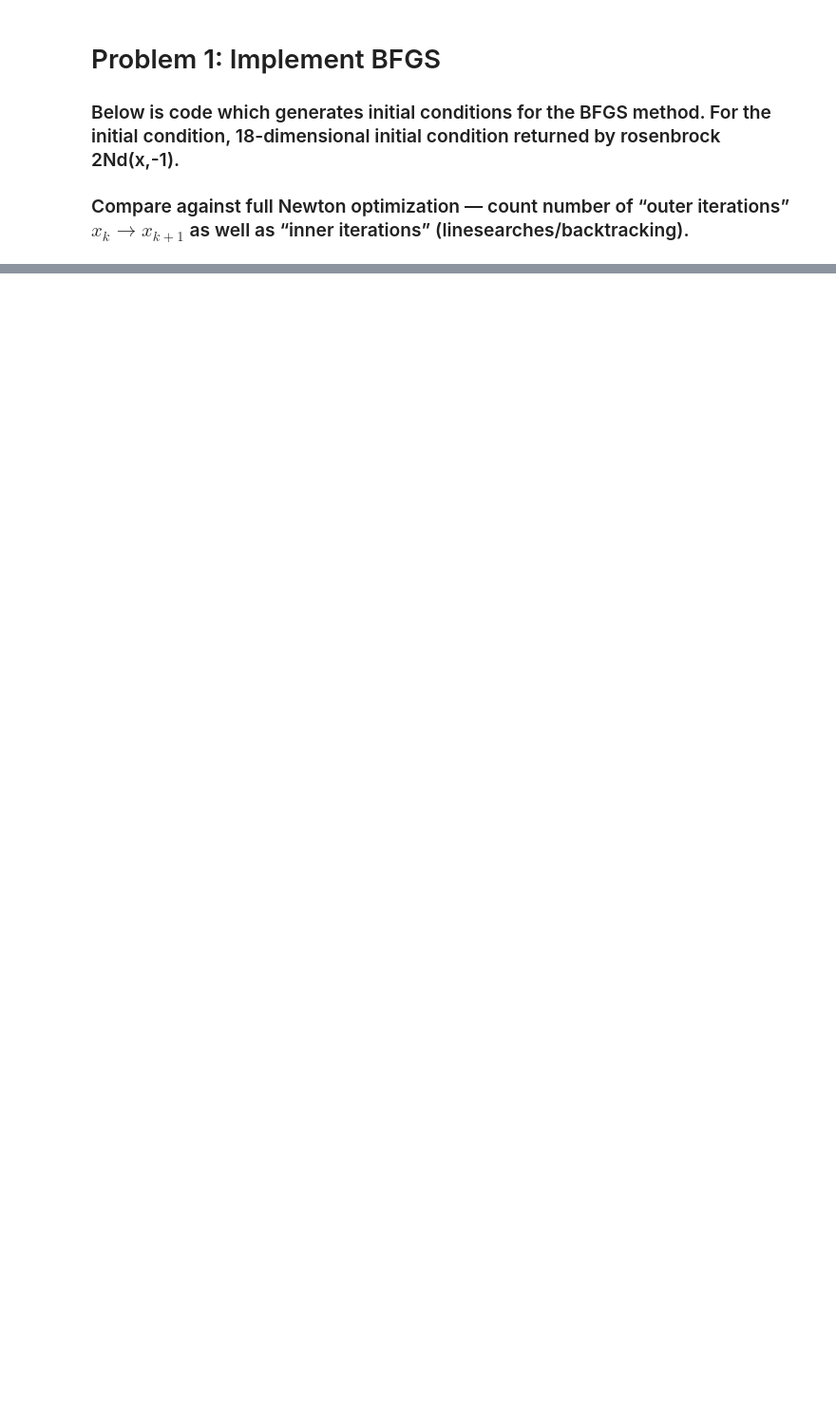
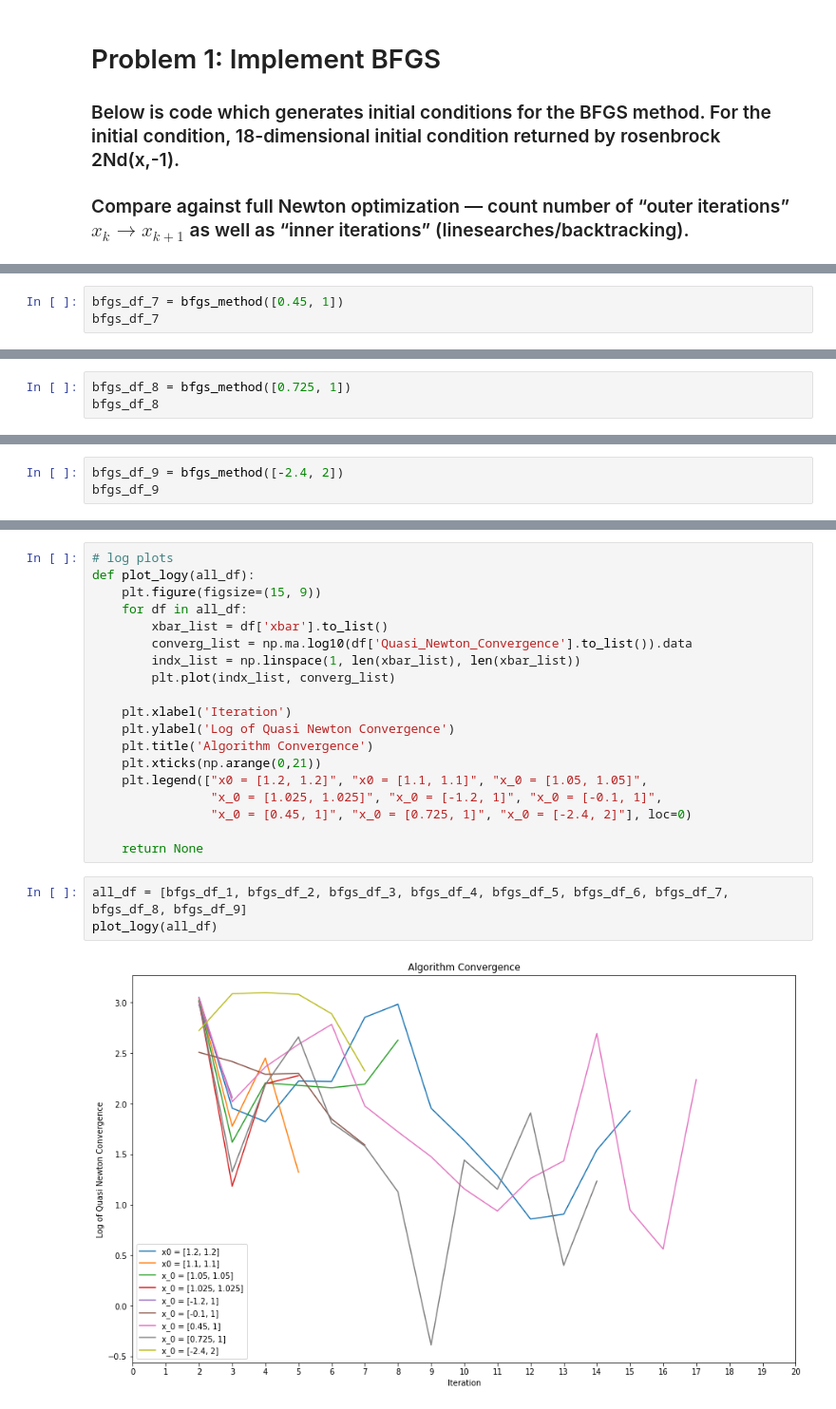
Before and after one commit to wpmcgrath95/MATH-693A-Advanced-Numerical-Methods, a Jupyter notebook: python/homework5.ipynb, the cells around one changed output, grey strips where cells are left out. Shown at 95% size. Cells and saved outputs as stored; diff of their text form; blank space fills up the shorter version.

```diff
--- a/python/homework5.ipynb
+++ b/python/homework5.ipynb
@@ -86,0 +306,3 @@ array([[0., 0.],
+# %%
+bfgs_df_7 = bfgs_method([0.45, 1])
+bfgs_df_7
@@ -86,0 +340,3 @@ array([[0., 0.],
+# %%
+bfgs_df_8 = bfgs_method([0.725, 1])
+bfgs_df_8
@@ -86,0 +371,3 @@ array([[0., 0.],
+# %%
+bfgs_df_9 = bfgs_method([-2.4, 2])
+bfgs_df_9
@@ -86,0 +394,24 @@ array([[0., 0.],
+# %%
+# log plots
+def plot_logy(all_df):
+    plt.figure(figsize=(15, 9))
+    for df in all_df:
+        xbar_list = df['xbar'].to_list()
+        converg_list = np.ma.log10(df['Quasi_Newton_Convergence'].to_list()).data
+        indx_list = np.linspace(1, len(xbar_list), len(xbar_list))
+        plt.plot(indx_list, converg_list)
+
+    plt.xlabel('Iteration')
+    plt.ylabel('Log of Quasi Newton Convergence')
+    plt.title('Algorithm Convergence')
+    plt.xticks(np.arange(0,21))
+    plt.legend(["x0 = [1.2, 1.2]", "x0 = [1.1, 1.1]", "x_0 = [1.05, 1.05]",
+                "x_0 = [1.025, 1.025]", "x_0 = [-1.2, 1]", "x_0 = [-0.1, 1]",
+                "x_0 = [0.45, 1]", "x_0 = [0.725, 1]", "x_0 = [-2.4, 2]"], loc=0)
+
+    return None
+# %%
+all_df = [bfgs_df_1, bfgs_df_2, bfgs_df_3, bfgs_df_4, bfgs_df_5, bfgs_df_6, bfgs_df_7, bfgs_df_8, bfgs_df_9]
+plot_logy(all_df)
+# %% [output]
+[figure, added]
```
Also changed, not shown: parts of 47 cells of this notebook.
